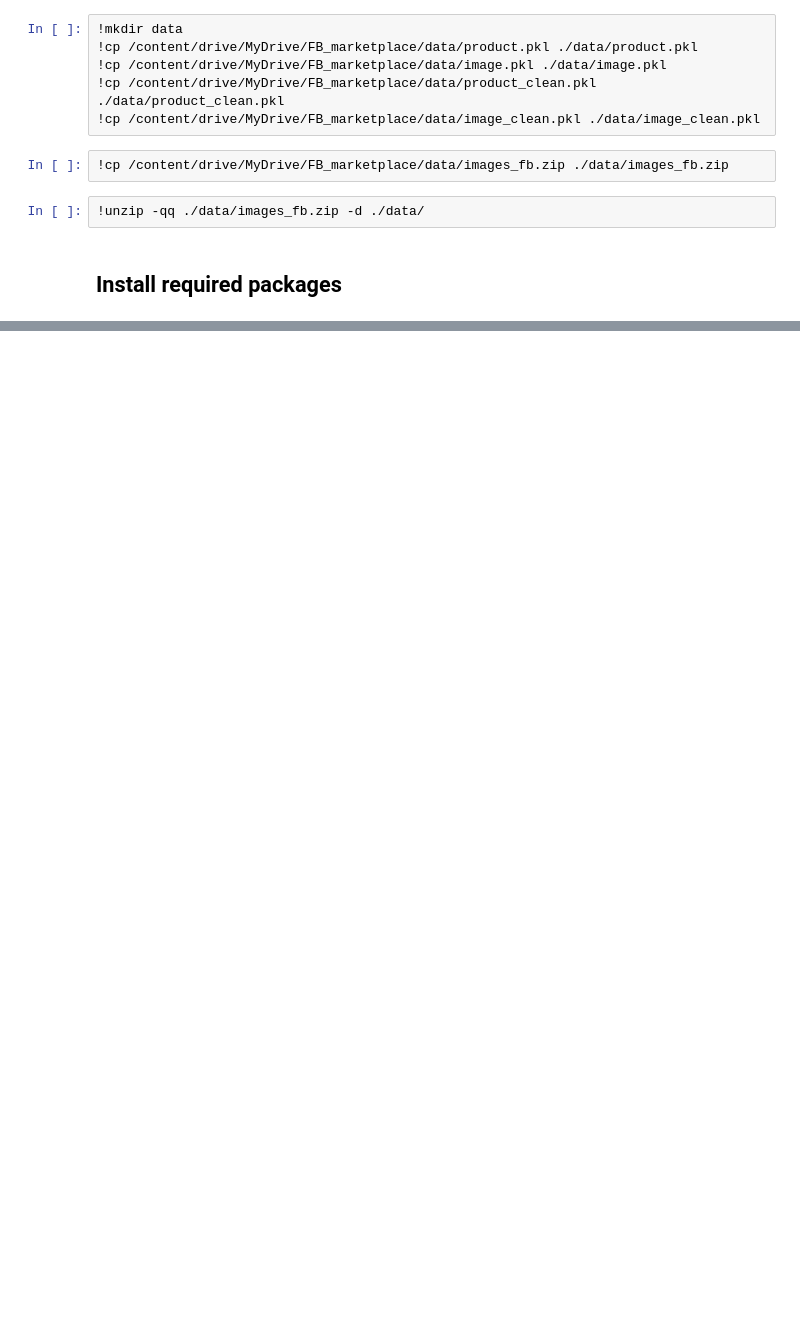
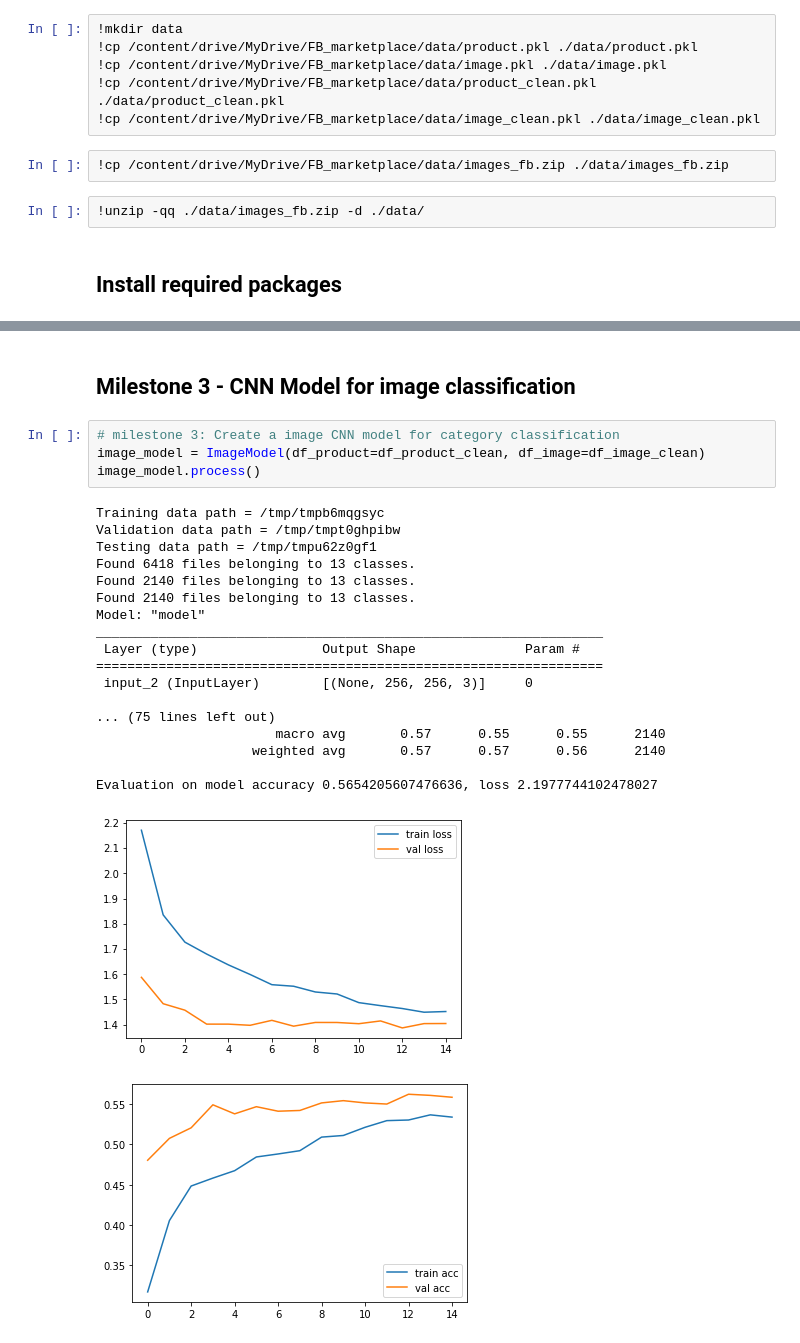
Before and after one commit to chrisyw0/fb_marketplace_recommendation, a Jupyter notebook: fb_marketplace_recommendation.ipynb, the cells around one changed output, grey strips where cells are left out. Saved outputs shown, nothing was run; the diff lists cells and outputs as text; blank space fills up the shorter version.

```diff
--- a/fb_marketplace_recommendation.ipynb
+++ b/fb_marketplace_recommendation.ipynb
@@ -87,3 +193,29 @@ Clean data success, new shape (11128, 10)
+# %% [markdown]
+## Milestone 3 - CNN Model for image classification
+# %%
+# milestone 3: Create a image CNN model for category classification
+image_model = ImageModel(df_product=df_product_clean, df_image=df_image_clean)
+image_model.process()
+# %% [output]
+Training data path = /tmp/tmpb6mqgsyc
+Validation data path = /tmp/tmpt0ghpibw
+Testing data path = /tmp/tmpu62z0gf1
+Found 6418 files belonging to 13 classes.
+Found 2140 files belonging to 13 classes.
+Found 2140 files belonging to 13 classes.
+Model: "model"
+_________________________________________________________________
+ Layer (type)                Output Shape              Param #
+=================================================================
+ input_2 (InputLayer)        [(None, 256, 256, 3)]     0
+
+... (75 lines left out)
+                       macro avg       0.57      0.55      0.55      2140
+                    weighted avg       0.57      0.57      0.56      2140
+
+Evaluation on model accuracy 0.5654205607476636, loss 2.1977744102478027
+[figure, added]
+[figure, added]
 # %%
 !tensorboard dev upload --logdir ./logs/image_model \
   --name "RestNetV50 based CNN image classification model" \
```
Also changed, not shown: parts of 17 cells of this notebook, 8 other files.
